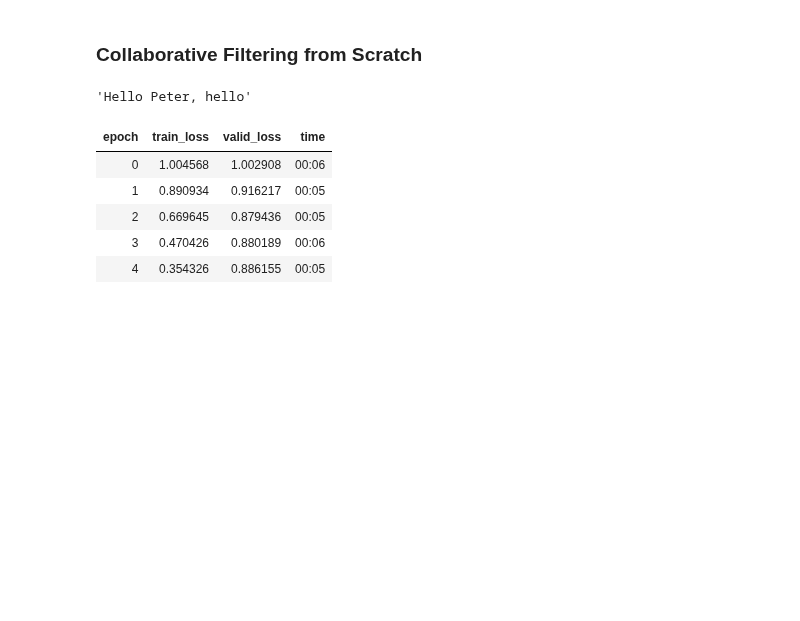
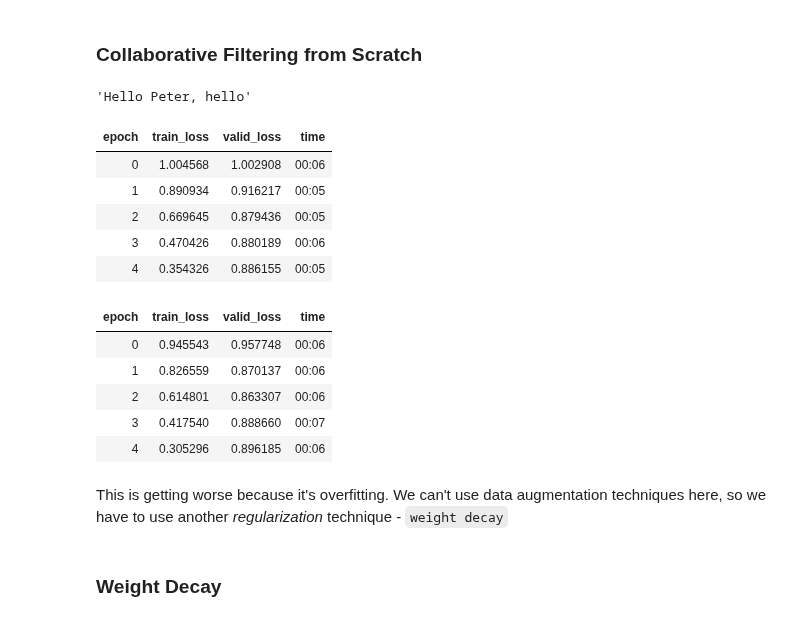
Before and after one commit to peterbull/deep-learning-projects, a Jupyter notebook: ch_8_notes/08_collab.ipynb, the cells around one changed output. Saved outputs shown, nothing was run; the diff lists cells and outputs as text; code cells hidden in the pictures; blank space fills up the shorter version.

Commit message:
begin weight decay

```diff
--- a/ch_8_notes/08_collab.ipynb
+++ b/ch_8_notes/08_collab.ipynb
@@ -386,3 +419,33 @@ learn.fit_one_cycle(5, 5e-3)
 | 2 | 0.669645 | 0.879436 | 00:05 |
 | 3 | 0.470426 | 0.880189 | 00:06 |
 | 4 | 0.354326 | 0.886155 | 00:05 |
+# %%
+class DotProductBias(Module):
+    def __init__(self, n_users, n_movies, n_factors, y_range=(0,5.5)):
+        self.user_factors = Embedding(n_users, n_factors)
+        self.user_bias = Embedding(n_users, 1)
+        self.movie_factors = Embedding(n_movies, n_factors)
+        self.movie_bias = Embedding(n_movies, 1)
+        self.y_range = y_range
+
+    def forward(self, x):
+        users = self.user_factors(x[:,0])
+        movies = self.movie_factors(x[:,1])
+        res = (users * movies).sum(dim=1, keepdim=True)
+        res += self.user_bias(x[:,0]) + self.movie_bias(x[:,1])
+        return sigmoid_range(res, *self.y_range)
+# %%
+model = DotProductBias(n_users, n_movies, 50)
+learn = Learner(dls, model, loss_func=MSELossFlat())
+learn.fit_one_cycle(5, 5e-3)
+# %% [output]
+| epoch | train_loss | valid_loss | time |
+| 0 | 0.945543 | 0.957748 | 00:06 |
+| 1 | 0.826559 | 0.870137 | 00:06 |
+| 2 | 0.614801 | 0.863307 | 00:06 |
+| 3 | 0.417540 | 0.888660 | 00:07 |
+| 4 | 0.305296 | 0.896185 | 00:06 |
+# %% [markdown]
+This is getting worse because it's overfitting. We can't use data augmentation techniques here, so we have to use another *regularization* technique - `weight decay`
+# %% [markdown]
+### Weight Decay
```
Also changed, not shown: parts of 5 cells of this notebook.
